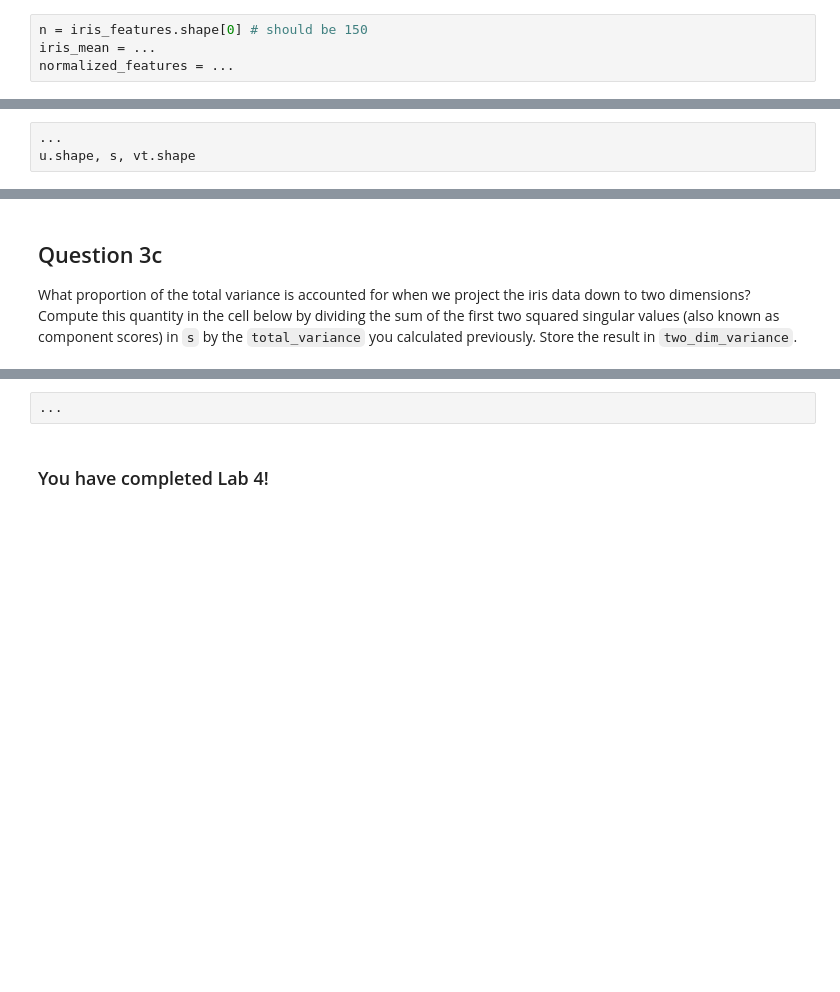
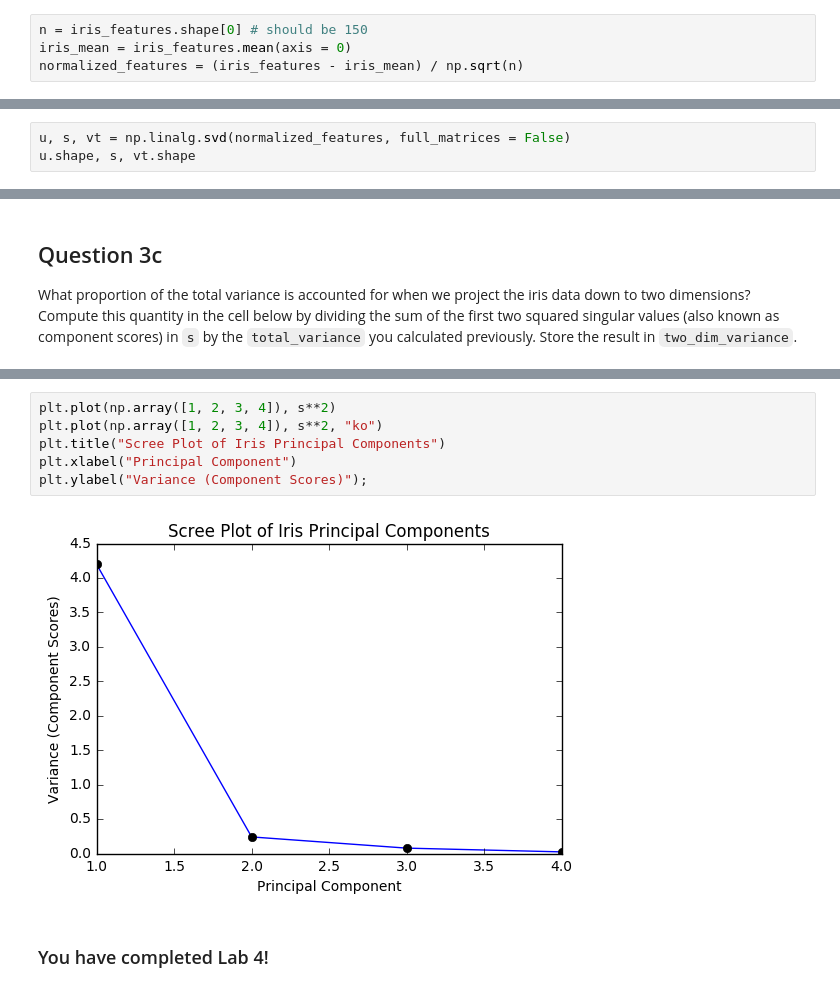
Before and after one commit to jcvdav/Spring2019, a Jupyter notebook: labs/lab04/lab04.ipynb, the cells around one changed output, grey strips where cells are left out. Saved outputs shown, nothing was run; the diff lists cells and outputs as text; blank space fills up the shorter version.

```diff
--- a/labs/lab04/lab04.ipynb
+++ b/labs/lab04/lab04.ipynb
@@ -74,7 +99,7 @@ name: q2a
 -->
 # %%
 n = iris_features.shape[0] # should be 150
-iris_mean = ...
-normalized_features = ...
+iris_mean = iris_features.mean(axis = 0)
+normalized_features = (iris_features - iris_mean) / np.sqrt(n)
 # %%
 ok.grade("q2a");
@@ -90,5 +136,5 @@ BEGIN QUESTION
 name: q2b
 -->
 # %%
-...
+u, s, vt = np.linalg.svd(normalized_features, full_matrices = False)
 u.shape, s, vt.shape
@@ -175,8 +277,14 @@ As a last step, let's create a [scree plot](https://en.wikipedia.org/wiki/Scree_
 BEGIN QUESTION
 name: q4
 -->
-# %%
-...
+# %%
+plt.plot(np.array([1, 2, 3, 4]), s**2)
+plt.plot(np.array([1, 2, 3, 4]), s**2, "ko")
+plt.title("Scree Plot of Iris Principal Components")
+plt.xlabel("Principal Component")
+plt.ylabel("Variance (Component Scores)");
+# %% [output]
+[figure, added]
 # %% [markdown]
 ### You have completed Lab 4!
 # %% [markdown]
```
Also changed, not shown: parts of 18 cells of this notebook.
